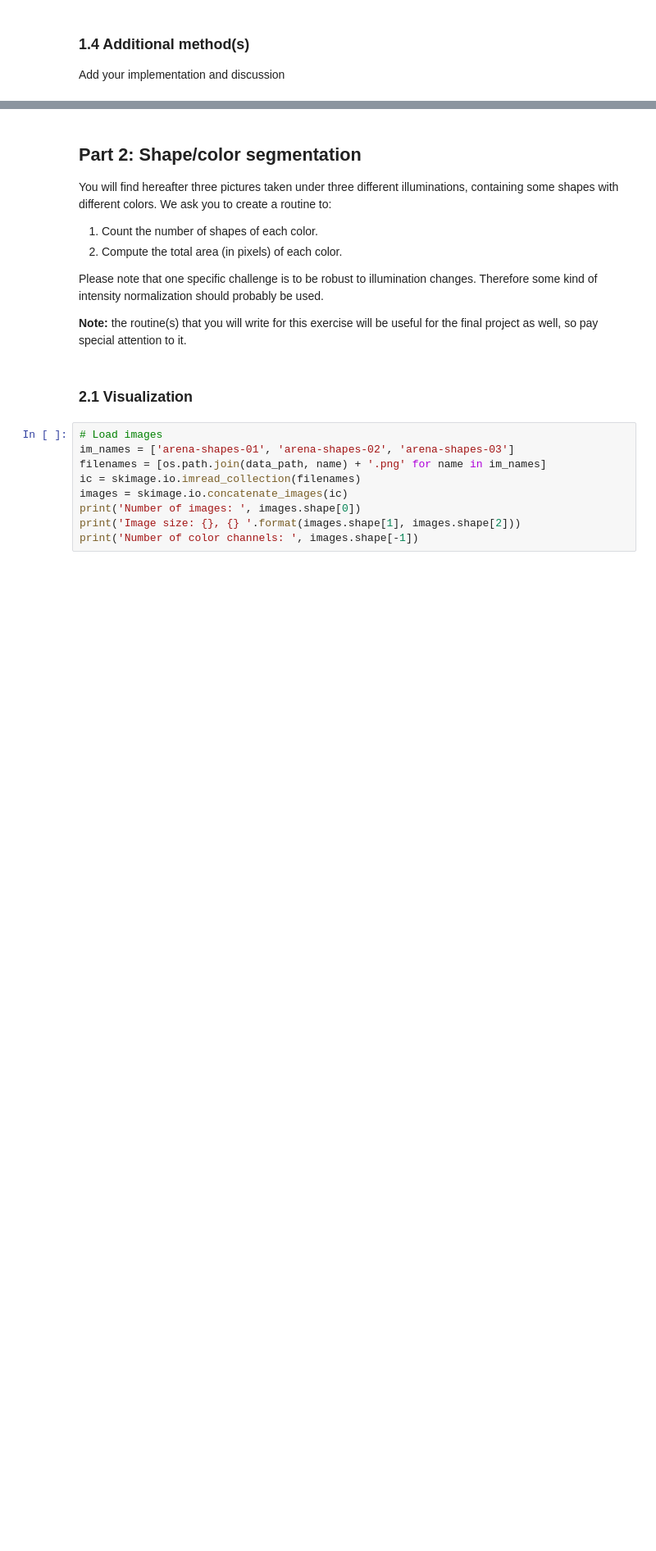
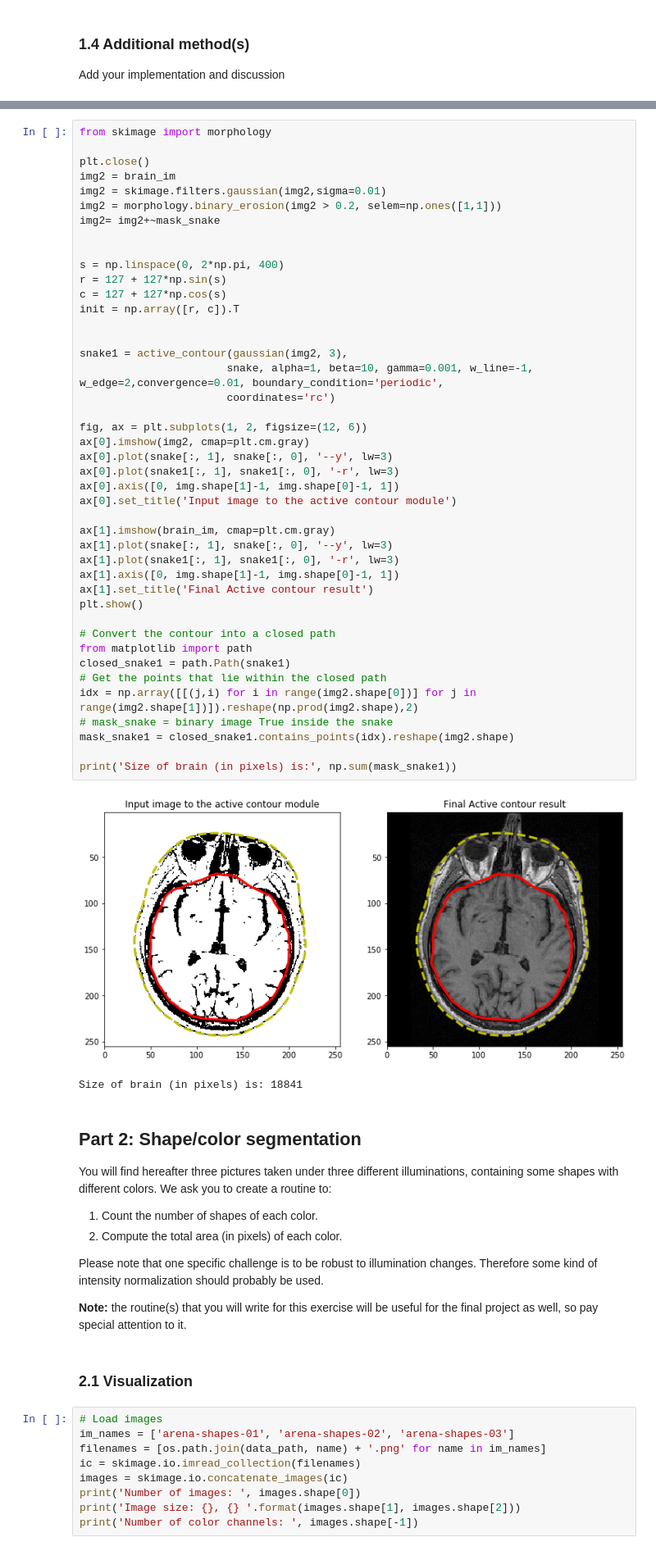
Before and after one commit to dhruti96shah/iapr-2020, a Jupyter notebook: labs/lab_01_segmentation.ipynb, the cells around one changed output, grey strips where cells are left out. Shown at 82% size. Saved outputs shown, nothing was run; the diff lists cells and outputs as text; blank space fills up the shorter version.

```diff
--- a/labs/lab_01_segmentation.ipynb
+++ b/labs/lab_01_segmentation.ipynb
@@ -256,3 +313,49 @@ Add your implementation and discussion
+# %%
+from skimage import morphology
+
+plt.close()
+img2 = brain_im
+img2 = skimage.filters.gaussian(img2,sigma=0.01)
+img2 = morphology.binary_erosion(img2 > 0.2, selem=np.ones([1,1]))
+img2= img2+~mask_snake
+
+
+s = np.linspace(0, 2*np.pi, 400)
+r = 127 + 127*np.sin(s)
+c = 127 + 127*np.cos(s)
+init = np.array([r, c]).T
+
+
+snake1 = active_contour(gaussian(img2, 3),
+                       snake, alpha=1, beta=10, gamma=0.001, w_line=-1, w_edge=2,convergence=0.01, boundary_condition='periodic',
+                       coordinates='rc')
+
+fig, ax = plt.subplots(1, 2, figsize=(12, 6))
+ax[0].imshow(img2, cmap=plt.cm.gray)
+ax[0].plot(snake[:, 1], snake[:, 0], '--y', lw=3)
+ax[0].plot(snake1[:, 1], snake1[:, 0], '-r', lw=3)
+ax[0].axis([0, img.shape[1]-1, img.shape[0]-1, 1])
+ax[0].set_title('Input image to the active contour module')
+
+ax[1].imshow(brain_im, cmap=plt.cm.gray)
+ax[1].plot(snake[:, 1], snake[:, 0], '--y', lw=3)
+ax[1].plot(snake1[:, 1], snake1[:, 0], '-r', lw=3)
+ax[1].axis([0, img.shape[1]-1, img.shape[0]-1, 1])
+ax[1].set_title('Final Active contour result')
+plt.show()
+
+# Convert the contour into a closed path
+from matplotlib import path
+closed_snake1 = path.Path(snake1)
+# Get the points that lie within the closed path
+idx = np.array([[(j,i) for i in range(img2.shape[0])] for j in range(img2.shape[1])]).reshape(np.prod(img2.shape),2)
+# mask_snake = binary image True inside the snake
+mask_snake1 = closed_snake1.contains_points(idx).reshape(img2.shape)
+
+print('Size of brain (in pixels) is:', np.sum(mask_snake1))
+# %% [output]
+[figure, added]
+Size of brain (in pixels) is: 18841
 # %% [markdown]
 ## Part 2: Shape/color segmentation
 
```
Also changed, not shown: parts of 12 cells of this notebook.
